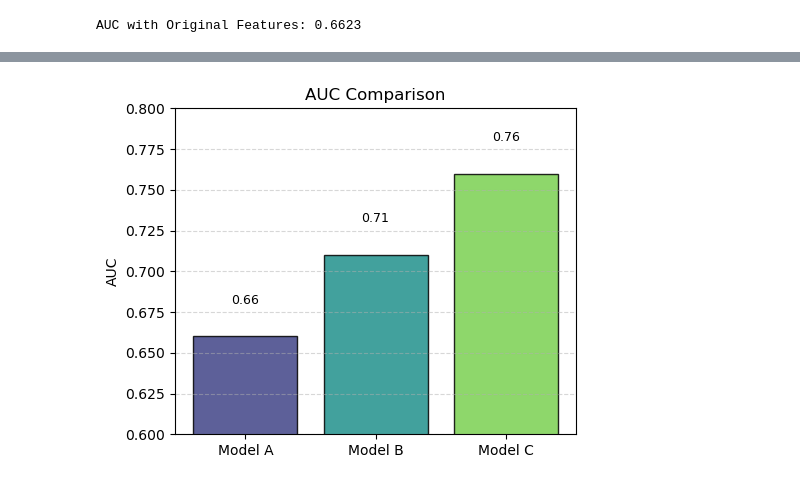
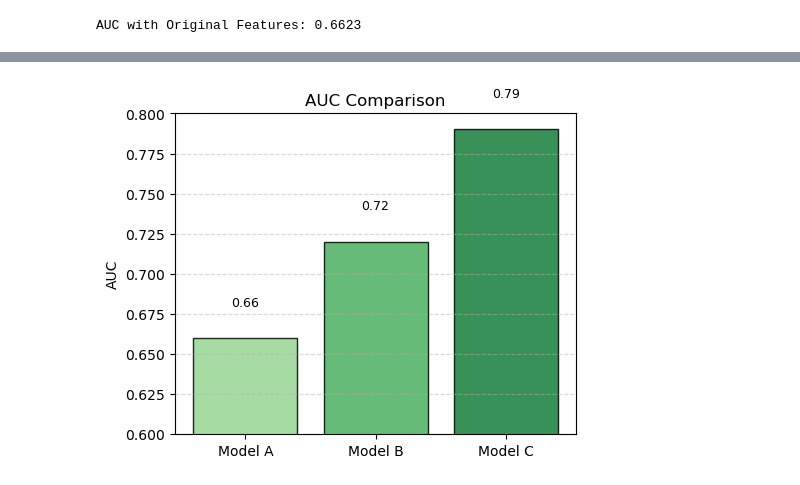
Before and after one commit to rain2bow/7103CProject, a Jupyter notebook: bankruptcy_forcast.ipynb, the cells around one changed output, grey strips where cells are left out. Drawn from its saved outputs; the diff is of its cells as text; code cells hidden in the pictures.

```diff
--- a/bankruptcy_forcast.ipynb
+++ b/bankruptcy_forcast.ipynb
@@ -535,33 +543,33 @@ AUC on Test Set: 0.7563
 # %%
 import matplotlib.pyplot as plt
 import numpy as np
 
 # AUC value
-auc_values = [0.66, 0.71, 0.76]
+auc_values = [0.66, 0.72, 0.79]
 labels = ['Model A', 'Model B', 'Model C']
 
 # Color mutation generation
-colors = plt.cm.viridis(np.linspace(0.2, 0.8, len(auc_values)))
+colors = plt.cm.Greens(np.linspace(0.4, 0.8, len(auc_values)))
 
 # Create histogram
 plt.figure(figsize=(5, 4))
 bars = plt.bar(labels, auc_values, color=colors, alpha=0.85, edgecolor='black')
 
 # Title and label
 plt.title('AUC Comparison', fontsize=12)
 plt.ylabel('AUC', fontsize=10)
 plt.ylim(0.6, 0.8)
 plt.xticks(fontsize=10)
 plt.yticks(fontsize=10)
 
 # Add values for each bar
 for bar, auc in zip(bars, auc_values):
     plt.text(bar.get_x() + bar.get_width() / 2, bar.get_height() + 0.02,
              f'{auc:.2f}', ha='center', fontsize=9)
 
 # Show plot
 plt.grid(axis='y', linestyle='--', alpha=0.5)
 plt.tight_layout()
 plt.show()
 # %% [output]
-[figure, old version]
+[figure, new version]
```
Also changed, not shown: parts of 9 cells of this notebook.
